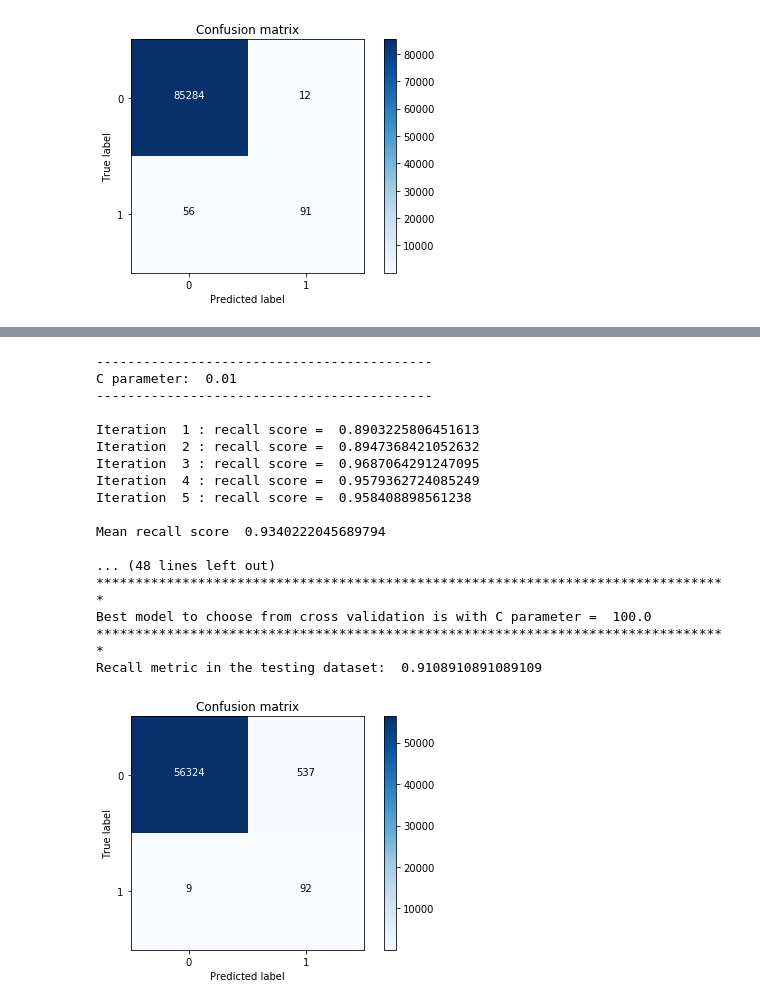
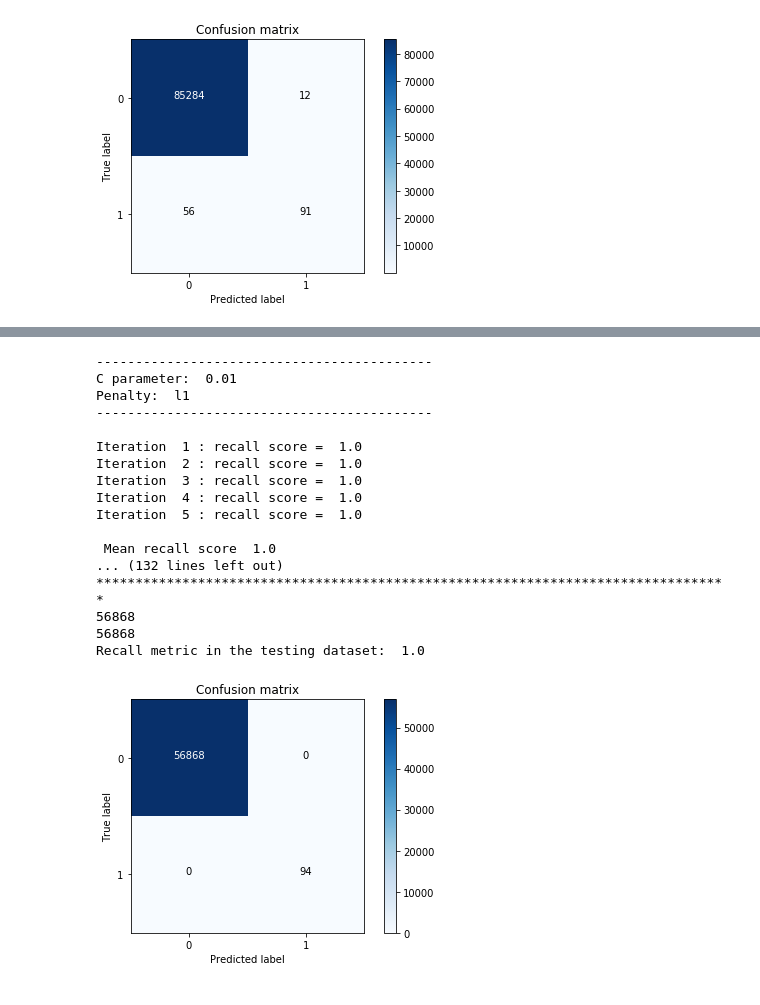
Before and after one commit to Detailscool/YHMachineLearning, a Jupyter notebook: Modeling/CredictCard/CreditCard.ipynb, the cells around one changed output, grey strips where cells are left out. Drawn from its saved outputs; the diff is of its cells as text; code cells hidden in the pictures.

```diff
--- a/Modeling/CredictCard/CreditCard.ipynb
+++ b/Modeling/CredictCard/CreditCard.ipynb
@@ -342,40 +362,43 @@ len(os_labels[os_labels==1])
 # %%
 #生成负样本之后在进行训练。   得到的结果比之前要好很多
 os_features = pd.DataFrame(os_features)
 os_labels = pd.DataFrame(os_labels)
-best_c = printing_Kfold_scores(os_features, os_labels)
+best_c, best_penalty= printing_Kfold_scores(os_features, os_labels)
 
-lr = LogisticRegression(C=best_c, penalty='l1')
-lr.fit(os_features,os_labels.values.ravel())
+lr = LogisticRegression(C=best_c, penalty=best_penalty)
+lr.fit(os_features, os_labels.values.ravel())
 y_pred = lr.predict(features_test.values)
 
+print(len(labels_test[labels_test==0]))
+print(len(y_pred[y_pred==0]))
+
 # Compute confusion matrix
-cnf_matrix = confusion_matrix(labels_test,y_pred)
-np.set_printoptions(precision=2)
+cnf_matrix = confusion_matrix(labels_test, y_pred)
+np.set_printoptions(precision=10)
 
 print("Recall metric in the testing dataset: ", cnf_matrix[1,1]/(cnf_matrix[1,0]+cnf_matrix[1,1]))
 
 # Plot non-normalized confusion matrix
 class_names = [0,1]
 plt.figure()
 plot_confusion_matrix(cnf_matrix, classes=class_names, title='Confusion matrix')
 plt.show()
 # %% [output]
 -------------------------------------------
 C parameter:  0.01
+Penalty:  l1
 -------------------------------------------
 
-Iteration  1 : recall score =  0.8903225806451613
-Iteration  2 : recall score =  0.8947368421052632
-Iteration  3 : recall score =  0.9687064291247095
-Iteration  4 : recall score =  0.9579362724085249
-Iteration  5 : recall score =  0.958408898561238
+Iteration  1 : recall score =  1.0
+Iteration  2 : recall score =  1.0
+Iteration  3 : recall score =  1.0
+Iteration  4 : recall score =  1.0
+Iteration  5 : recall score =  1.0
 
-Mean recall score  0.9340222045689794
-
-... (48 lines left out)
+ Mean recall score  1.0
+... (132 lines left out)
 *********************************************************************************
-Best model to choose from cross validation is with C parameter =  100.0
-*********************************************************************************
-Recall metric in the testing dataset:  0.9108910891089109
+56868
+56868
+Recall metric in the testing dataset:  1.0
-[figure, old version]
+[figure, new version]
```
Also changed, not shown: parts of 10 cells of this notebook.
